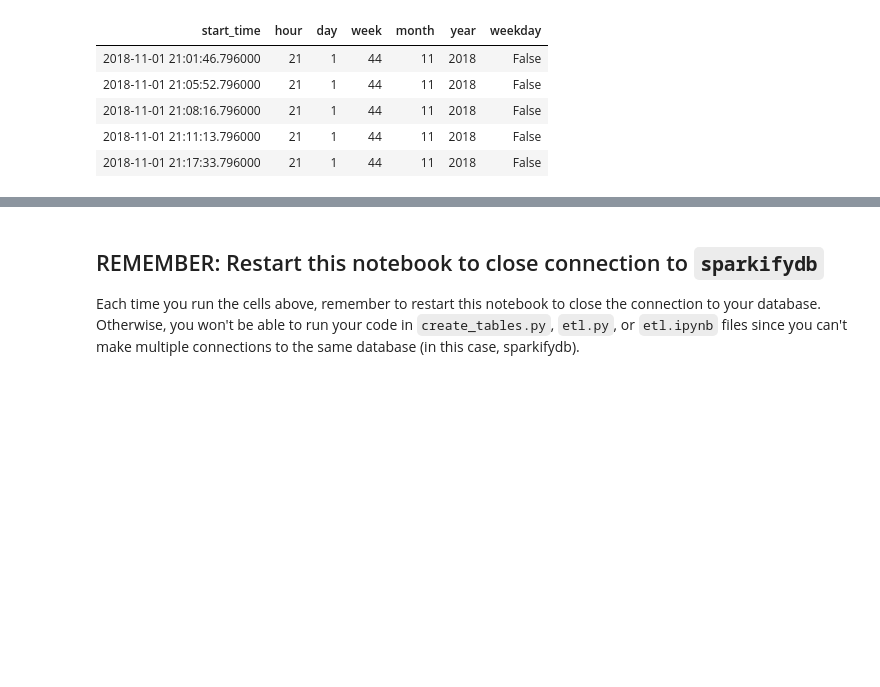
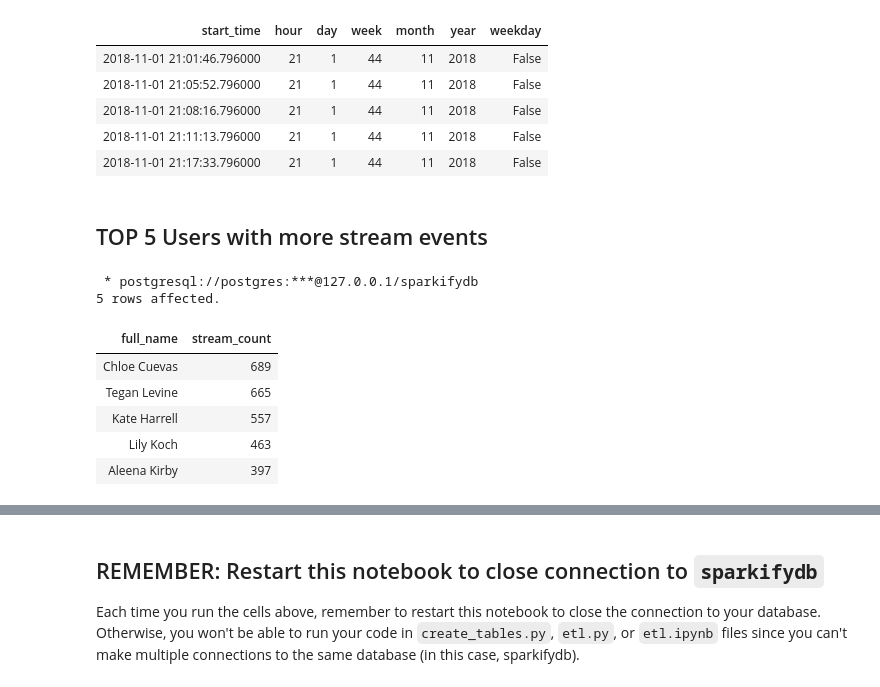
Before and after one commit to joseph-higaki/UDataEng_L02P01_create-song-play-schema, a Jupyter notebook: test.ipynb, the cells around one changed output, grey strips where cells are left out. Drawn from its saved outputs; the diff is of its cells as text; code cells hidden in the pictures; blank space fills up the shorter version.

```diff
--- a/test.ipynb
+++ b/test.ipynb
@@ -49,3 +66,22 @@
 | 2018-11-01 21:08:16.796000 | 21 | 1 | 44 | 11 | 2018 | False |
 | 2018-11-01 21:11:13.796000 | 21 | 1 | 44 | 11 | 2018 | False |
 | 2018-11-01 21:17:33.796000 | 21 | 1 | 44 | 11 | 2018 | False |
+# %% [markdown]
+## TOP 5 Users with more stream events
+# %%
+%%sql
+    select concat(u.first_name, ' ', u.last_name) as full_name, count(sp.start_time) as stream_count
+    from songplays sp
+    left join users u on sp.user_id = u.user_id
+    group by concat(u.first_name, ' ', u.last_name)
+    order by 2 desc
+    limit 5;
+# %% [output]
+ * postgresql://postgres:***@127.0.0.1/sparkifydb
+5 rows affected.
+| full_name | stream_count |
+| Chloe Cuevas | 689 |
+| Tegan Levine | 665 |
+| Kate Harrell | 557 |
+| Lily Koch | 463 |
+| Aleena Kirby | 397 |
```
Also changed, not shown: parts of 8 cells of this notebook, 7 other files.
